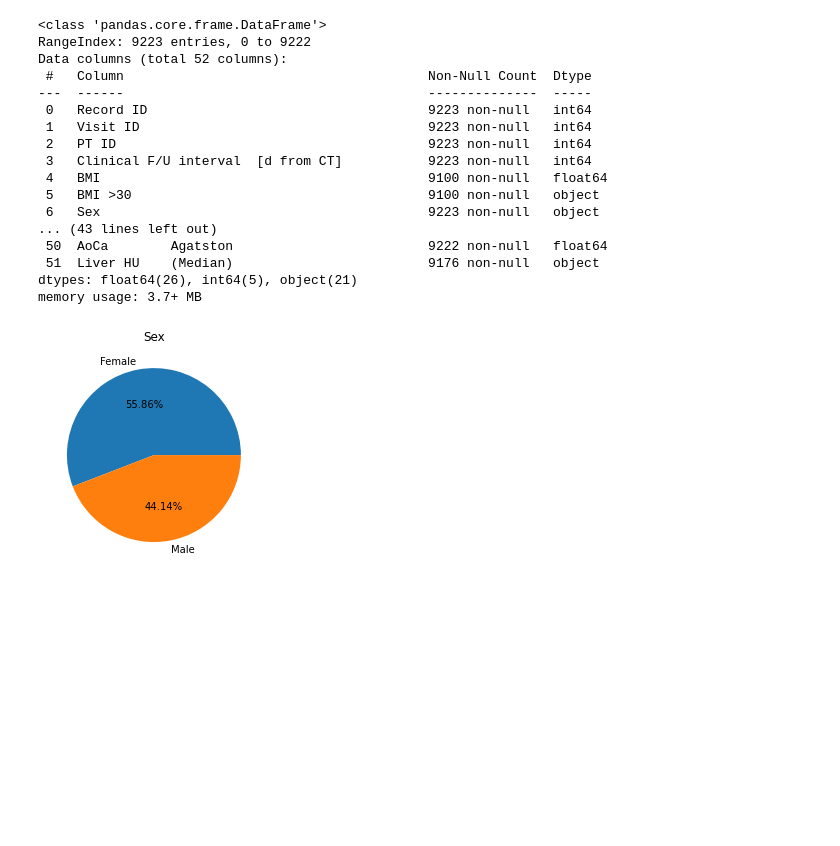
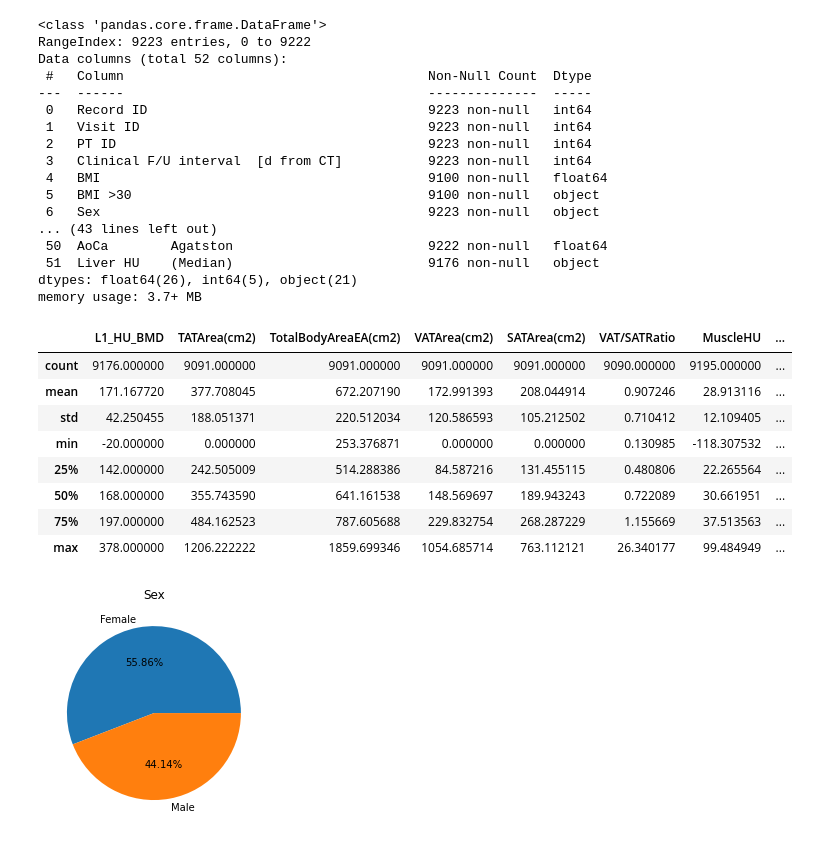
Before and after one commit to zzhou292/760Project, a Jupyter notebook: showSTAT.ipynb, the cells around one changed output. Drawn from its saved outputs; the diff is of its cells as text; code cells hidden in the pictures; blank space fills up the shorter version.

```diff
--- a/showSTAT.ipynb
+++ b/showSTAT.ipynb
@@ -6,40 +6,57 @@ def printClinicOutCome():
     #print clinic dx stat and save as ClinicOutCome_STAT.txt
     with open('ClinicOutCome_STAT.txt', 'w') as f:
         for i in range(16,40,2):
             f.write("*************************************" + df.columns[i] + "*************************************\n")
             f.write(str(df.iloc[:,i].value_counts()))
             f.write("\n")
+    return
 
-def printCTdata_STAT():
+def showCTdata_STAT():
     # print CT data stat and save as CTdata_STAT.txt
-    with open('CTdata_STAT.txt', 'w') as f:
-        for i in range(41,52):
-            f.write("**************************" + df.columns[i] + "**************************\n")
-            f.write(str(df.iloc[:,i].describe()))
-            f.write("\n")
+    data = pd.DataFrame()
+    for i in range(41,52):
+        if i == 51:
+            liverHU = df.iloc[:,i].replace(" ",None)
+            liverHU = liverHU.dropna()
+            liverHU = pd.to_numeric(liverHU)
+            data.insert(data.shape[1],str(df.columns[i]).replace(" ", ""),liverHU.describe())
+
+        else:
+            data.insert(data.shape[1],str(df.columns[i]).replace(" ", ""),df.iloc[:,i].describe())
+    return data
 
 df = pd.read_excel("OppScrData.xlsx")
 df.info()
 printClinicOutCome()
-printCTdata_STAT()
+ct_data = showCTdata_STAT()
+ct_data
 # %% [output]
 <class 'pandas.core.frame.DataFrame'>
 RangeIndex: 9223 entries, 0 to 9222
 Data columns (total 52 columns):
  #   Column                                       Non-Null Count  Dtype
 ---  ------                                       --------------  -----
  0   Record ID                                    9223 non-null   int64
  1   Visit ID                                     9223 non-null   int64
  2   PT ID                                        9223 non-null   int64
  3   Clinical F/U interval  [d from CT]           9223 non-null   int64
  4   BMI                                          9100 non-null   float64
  5   BMI >30                                      9100 non-null   object
  6   Sex                                          9223 non-null   object
 ... (43 lines left out)
  50  AoCa        Agatston                         9222 non-null   float64
  51  Liver HU    (Median)                         9176 non-null   object
 dtypes: float64(26), int64(5), object(21)
 memory usage: 3.7+ MB
+|  | L1_HU_BMD | TATArea(cm2) | TotalBodyAreaEA(cm2) | VATArea(cm2) | SATArea(cm2) | VAT/SATRatio | MuscleHU | ... |
+| count | 9176.000000 | 9091.000000 | 9091.000000 | 9091.000000 | 9091.000000 | 9090.000000 | 9195.000000 | ... |
+| mean | 171.167720 | 377.708045 | 672.207190 | 172.991393 | 208.044914 | 0.907246 | 28.913116 | ... |
+| std | 42.250455 | 188.051371 | 220.512034 | 120.586593 | 105.212502 | 0.710412 | 12.109405 | ... |
+| min | -20.000000 | 0.000000 | 253.376871 | 0.000000 | 0.000000 | 0.130985 | -118.307532 | ... |
+| 25% | 142.000000 | 242.505009 | 514.288386 | 84.587216 | 131.455115 | 0.480806 | 22.265564 | ... |
+| 50% | 168.000000 | 355.743590 | 641.161538 | 148.569697 | 189.943243 | 0.722089 | 30.661951 | ... |
+| 75% | 197.000000 | 484.162523 | 787.605688 | 229.832754 | 268.287229 | 1.155669 | 37.513563 | ... |
+| max | 378.000000 | 1206.222222 | 1859.699346 | 1054.685714 | 763.112121 | 26.340177 | 99.484949 | ... |
 # %%
 # Demographic plots
 # sex
```
Also changed, not shown: parts of 1 cell of this notebook.
